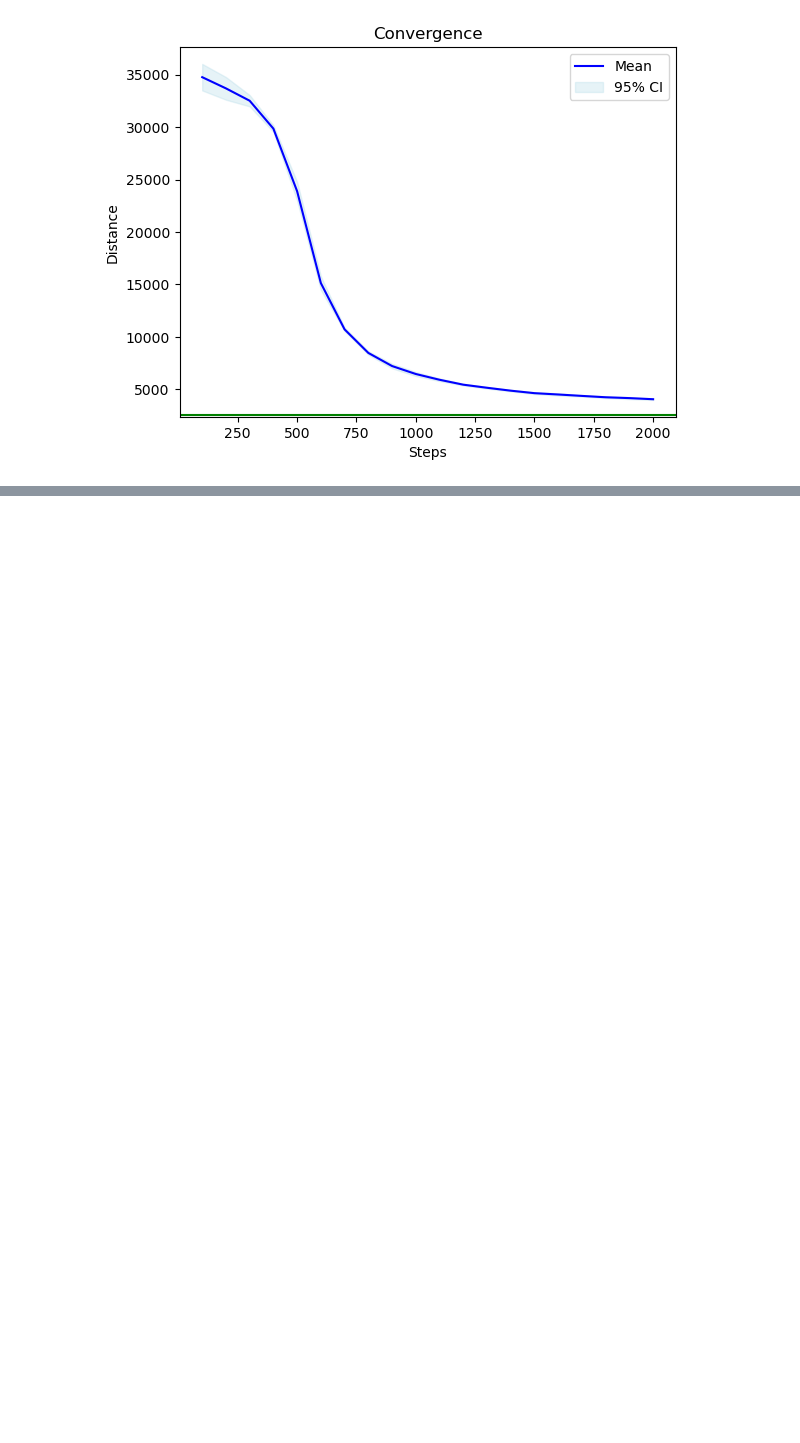
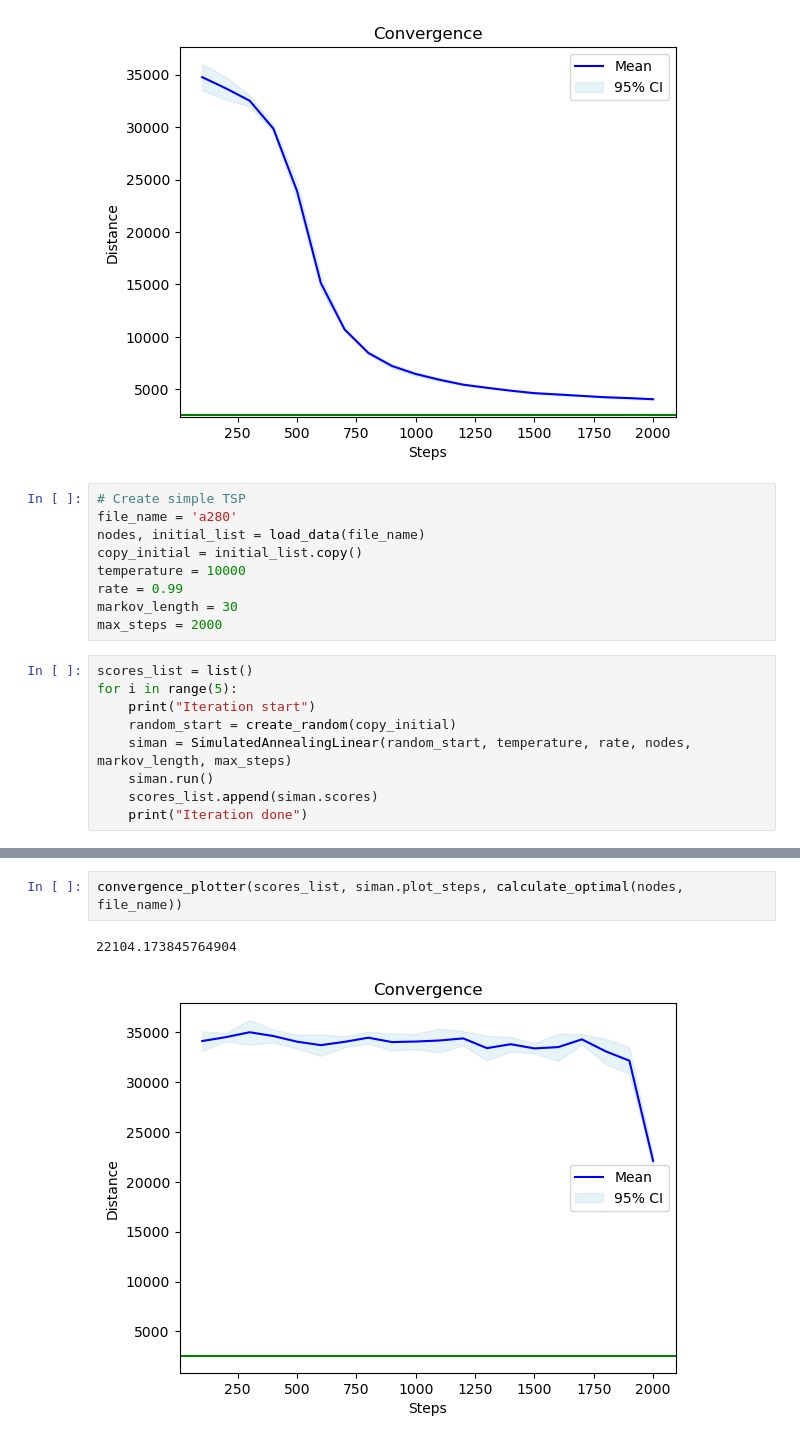
Before and after one commit to sjdronkers/StochSimThree, a Jupyter notebook: TSP.ipynb, the cells around one changed output, grey strips where cells are left out. Saved outputs shown, nothing was run; the diff lists cells and outputs as text; blank space fills up the shorter version.

Commit message:
a280 linear cooling

```diff
--- a/TSP.ipynb
+++ b/TSP.ipynb
@@ -475,3 +475,21 @@ convergence_plotter(scores_list, siman.plot_steps, calculate_optimal(nodes, file
 # %% [output]
 4050.661117575445
 [figure]
+# %%
+# Create simple TSP
+file_name = 'a280'
+nodes, initial_list = load_data(file_name)
+copy_initial = initial_list.copy()
+temperature = 10000
+rate = 0.99
+markov_length = 30
+max_steps = 2000
+# %%
+scores_list = list()
+for i in range(5):
+    print("Iteration start")
+    random_start = create_random(copy_initial)
+    siman = SimulatedAnnealingLinear(random_start, temperature, rate, nodes, markov_length, max_steps)
+    siman.run()
+    scores_list.append(siman.scores)
+    print("Iteration done")
@@ -477,0 +507,5 @@ convergence_plotter(scores_list, siman.plot_steps, calculate_optimal(nodes, file
+# %%
+convergence_plotter(scores_list, siman.plot_steps, calculate_optimal(nodes, file_name))
+# %% [output]
+22104.173845764904
+[figure, added]
```
Also changed, not shown: parts of 1 cell of this notebook.
